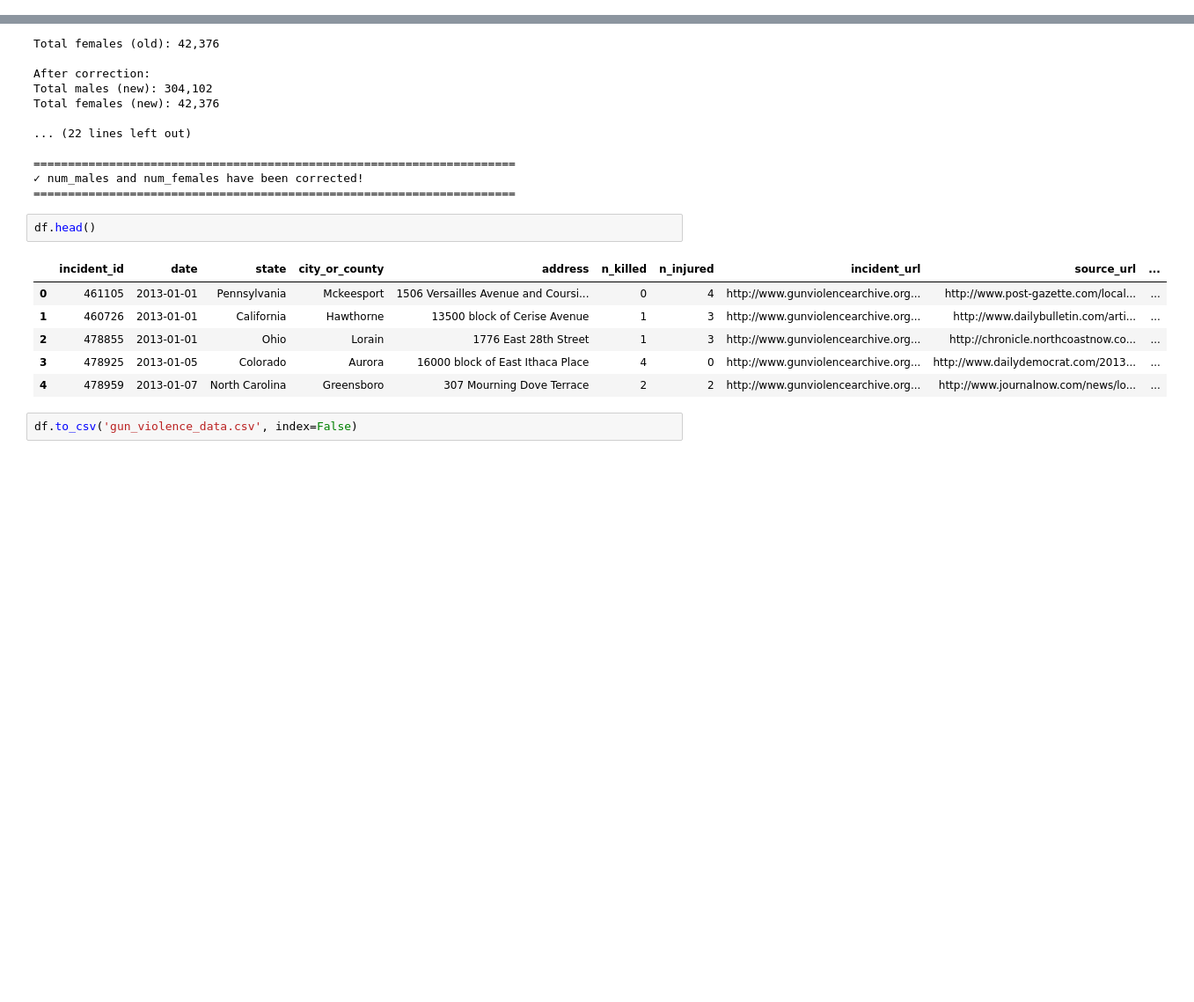
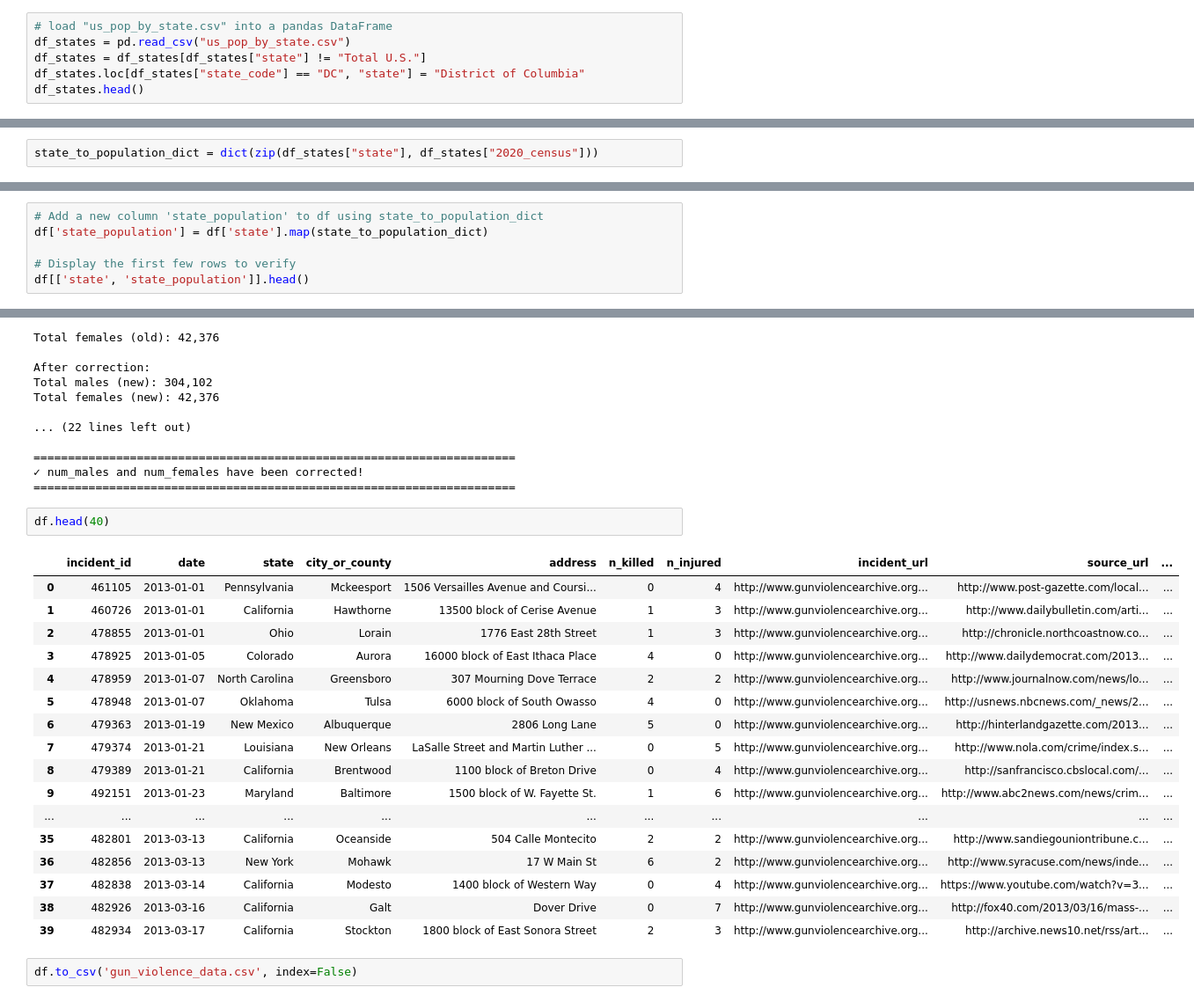
Before and after one commit to Wilsonf8/gun-violence-analysis, a Jupyter notebook: exploring.ipynb, the cells around one changed output, grey strips where cells are left out. Shown at 88% size. Drawn from its saved outputs; the diff is of its cells as text; blank space fills up the shorter version.

Commit message:
State populations column

```diff
--- a/exploring.ipynb
+++ b/exploring.ipynb
@@ -2,3 +2,9 @@
 import pandas as pd
 import numpy as np
 import plotly.graph_objects as go
+# %%
+# load "us_pop_by_state.csv" into a pandas DataFrame
+df_states = pd.read_csv("us_pop_by_state.csv")
+df_states = df_states[df_states["state"] != "Total U.S."]
+df_states.loc[df_states["state_code"] == "DC", "state"] = "District of Columbia"
+df_states.head()
@@ -5,3 +18,5 @@ import plotly.graph_objects as go
+# %%
+state_to_population_dict = dict(zip(df_states["state"], df_states["2020_census"]))
 # %%
 # Load the gun violence dataset
 df = pd.read_csv('gun_violence_cleaned.csv')
@@ -32,3 +47,9 @@ First few rows:
 | 17 | 479592 | 2013-02-07 | Illinois | Chicago | 2500 block of East 75th Street | 0 | 4 | http://www.gunviolencearchive.org... | http://chicago.cbslocal.com/2013/... | ... |
 | 18 | 479603 | 2013-02-09 | Louisiana | New Orleans | 400 block of Bourbon Street | 0 | 4 | http://www.gunviolencearchive.org... | http://www.nola.com/crime/index.s... | ... |
 | 19 | 480311 | 2013-02-11 | California | Vallejo | 800 block of Humboldt Street | 1 | 4 | http://www.gunviolencearchive.org... | http://archive.news10.net/news/ar... | ... |
+# %%
+# Add a new column 'state_population' to df using state_to_population_dict
+df['state_population'] = df['state'].map(state_to_population_dict)
+
+# Display the first few rows to verify
+df[['state', 'state_population']].head()
@@ -854,13 +900,24 @@ Total females (new): 42,376
 ✓ num_males and num_females have been corrected!
 ======================================================================
 # %%
-df.head()
+df.head(40)
 # %% [output]
 |  | incident_id | date | state | city_or_county | address | n_killed | n_injured | incident_url | source_url | ... |
 | 0 | 461105 | 2013-01-01 | Pennsylvania | Mckeesport | 1506 Versailles Avenue and Coursi... | 0 | 4 | http://www.gunviolencearchive.org... | http://www.post-gazette.com/local... | ... |
 | 1 | 460726 | 2013-01-01 | California | Hawthorne | 13500 block of Cerise Avenue | 1 | 3 | http://www.gunviolencearchive.org... | http://www.dailybulletin.com/arti... | ... |
 | 2 | 478855 | 2013-01-01 | Ohio | Lorain | 1776 East 28th Street | 1 | 3 | http://www.gunviolencearchive.org... | http://chronicle.northcoastnow.co... | ... |
 | 3 | 478925 | 2013-01-05 | Colorado | Aurora | 16000 block of East Ithaca Place | 4 | 0 | http://www.gunviolencearchive.org... | http://www.dailydemocrat.com/2013... | ... |
 | 4 | 478959 | 2013-01-07 | North Carolina | Greensboro | 307 Mourning Dove Terrace | 2 | 2 | http://www.gunviolencearchive.org... | http://www.journalnow.com/news/lo... | ... |
+| 5 | 478948 | 2013-01-07 | Oklahoma | Tulsa | 6000 block of South Owasso | 4 | 0 | http://www.gunviolencearchive.org... | http://usnews.nbcnews.com/_news/2... | ... |
+| 6 | 479363 | 2013-01-19 | New Mexico | Albuquerque | 2806 Long Lane | 5 | 0 | http://www.gunviolencearchive.org... | http://hinterlandgazette.com/2013... | ... |
+| 7 | 479374 | 2013-01-21 | Louisiana | New Orleans | LaSalle Street and Martin Luther ... | 0 | 5 | http://www.gunviolencearchive.org... | http://www.nola.com/crime/index.s... | ... |
+| 8 | 479389 | 2013-01-21 | California | Brentwood | 1100 block of Breton Drive | 0 | 4 | http://www.gunviolencearchive.org... | http://sanfrancisco.cbslocal.com/... | ... |
+| 9 | 492151 | 2013-01-23 | Maryland | Baltimore | 1500 block of W. Fayette St. | 1 | 6 | http://www.gunviolencearchive.org... | http://www.abc2news.com/news/crim... | ... |
+| ... | ... | ... | ... | ... | ... | ... | ... | ... | ... | ... |
+| 35 | 482801 | 2013-03-13 | California | Oceanside | 504 Calle Montecito | 2 | 2 | http://www.gunviolencearchive.org... | http://www.sandiegouniontribune.c... | ... |
+| 36 | 482856 | 2013-03-13 | New York | Mohawk | 17 W Main St | 6 | 2 | http://www.gunviolencearchive.org... | http://www.syracuse.com/news/inde... | ... |
+| 37 | 482838 | 2013-03-14 | California | Modesto | 1400 block of Western Way | 0 | 4 | http://www.gunviolencearchive.org... | https://www.youtube.com/watch?v=3... | ... |
+| 38 | 482926 | 2013-03-16 | California | Galt | Dover Drive | 0 | 7 | http://www.gunviolencearchive.org... | http://fox40.com/2013/03/16/mass-... | ... |
+| 39 | 482934 | 2013-03-17 | California | Stockton | 1800 block of East Sonora Street | 2 | 3 | http://www.gunviolencearchive.org... | http://archive.news10.net/rss/art... | ... |
 # %%
 df.to_csv('gun_violence_data.csv', index=False)
```
Also changed, not shown: parts of 4 cells of this notebook, 2 other files.
